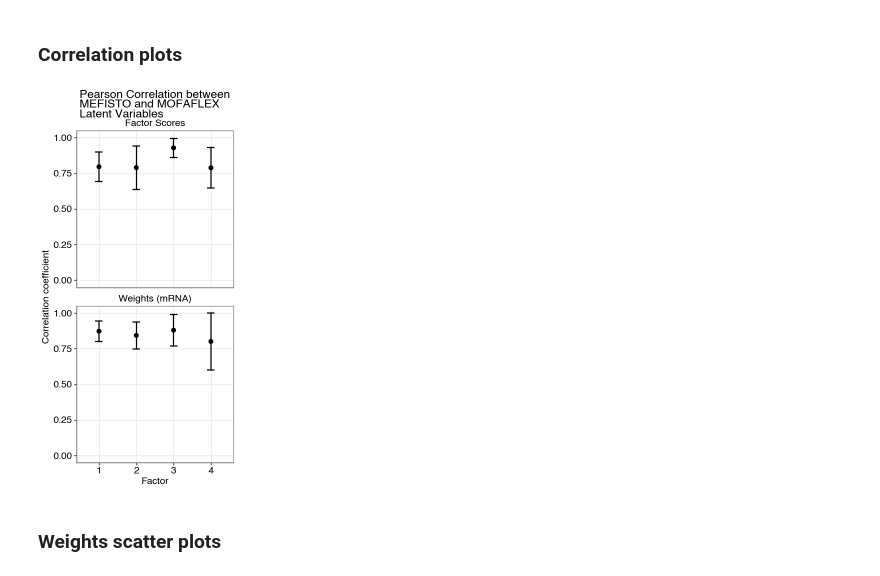
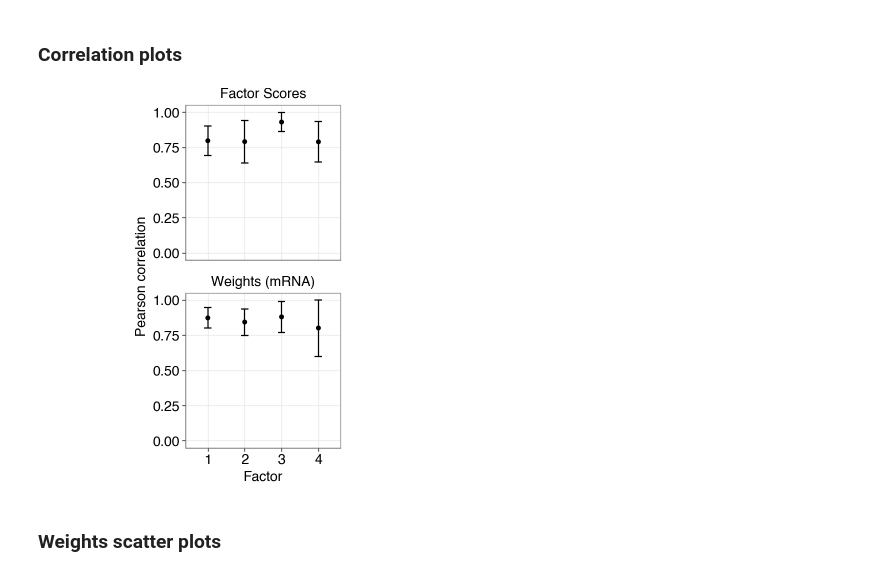
Before and after one commit to bioFAM/mofaflex-analysis, a Jupyter notebook: comparison_mefisto_visium/analysis.ipynb, the cells around one changed output. Drawn from its saved outputs; the diff is of its cells as text; code cells hidden in the pictures.

```diff
--- a/comparison_mefisto_visium/analysis.ipynb
+++ b/comparison_mefisto_visium/analysis.ipynb
@@ -93,36 +93,36 @@ for seed in seeds:
         for i in range(n_factors):
             corr.append(pearsonr(w_mofaflex[seed][view].iloc[:, i], w_mefisto[view].iloc[:, i])[0].item())
         df.append(pd.DataFrame(corr, columns=[f"corr"]))
         df[-1]["seed"] = seed
         df[-1]["factor"] = [f"{i+1}" for i in range(n_factors)]
         df[-1]["lv"] = f"Weights ({view})"
 
 df = pd.concat(df, axis=0)
 
 df = df.groupby(["factor", "lv"])["corr"].aggregate(["mean", "std"]).reset_index()
 df["min"] = df["mean"] - df["std"]
 df["max"] = df["mean"] + df["std"]
 df["factor"] = pd.Categorical(df["factor"], categories=[f"{i+1}" for i in range(n_factors)], ordered=True)
 df["min"] = np.clip(df["min"], a_min=0., a_max=1.)
 df["max"] = np.clip(df["max"], a_min=0., a_max=1.)
 
 plot = (
     ggplot(df, aes(x="factor", y="mean", group="lv"))
     + geom_point(size=1.)
     + geom_errorbar(aes(ymin="min", ymax="max"), width=0.2)
     + facet_wrap("~lv", scales="fixed", ncol=1)
     + theme(
-        figure_size=(2, 4),
+        figure_size=(4, 4),
         panel_spacing_y=0.05
     )
-    + labs(x="Factor", y="Correlation coefficient", title="Pearson Correlation between\nMEFISTO and MOFAFLEX\nLatent Variables")
+    + labs(x="Factor", y="Pearson correlation", title="")
     + ylim(0, 1)
 )
 
 ggsave(plot, "plots/correlations.pdf")
 plot.show()
 # %% [output]
-[figure, old version]
+[figure, new version]
 # %% [markdown]
 ### Weights scatter plots
 # %%
```
Also changed, not shown: parts of 3 cells of this notebook, 2 other files.
